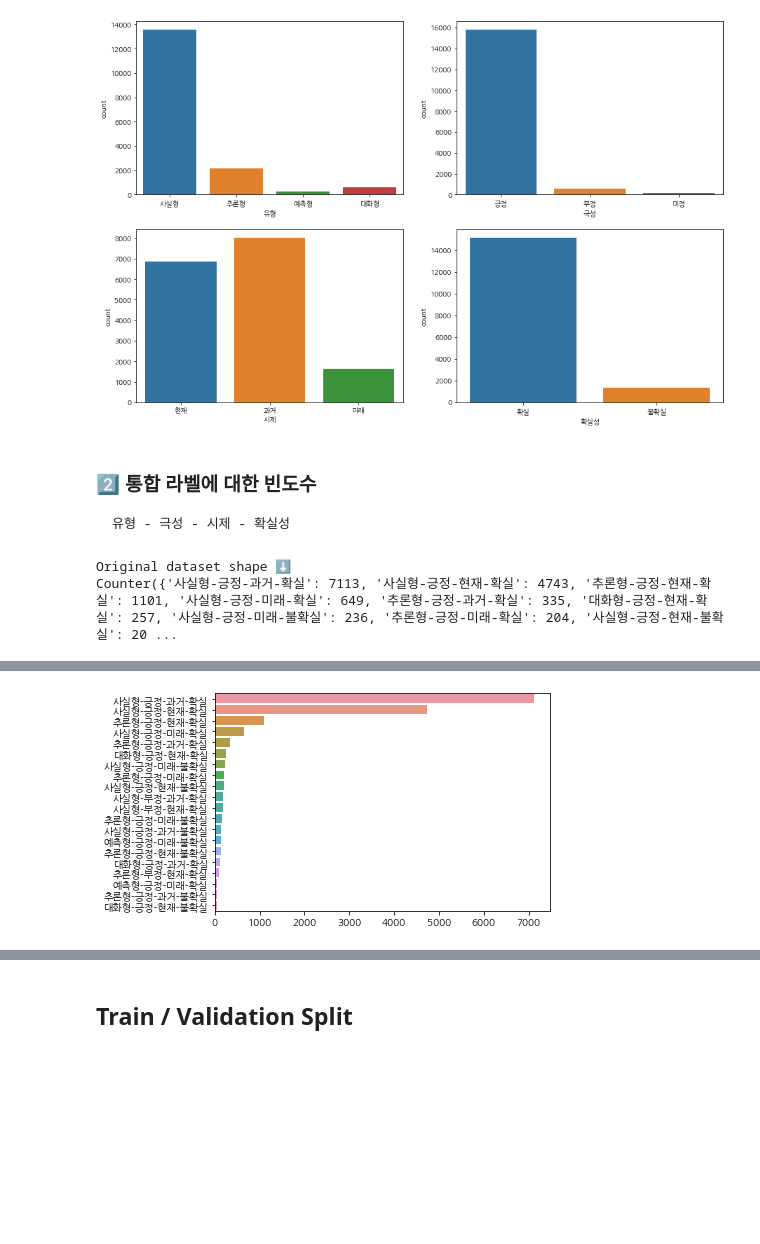
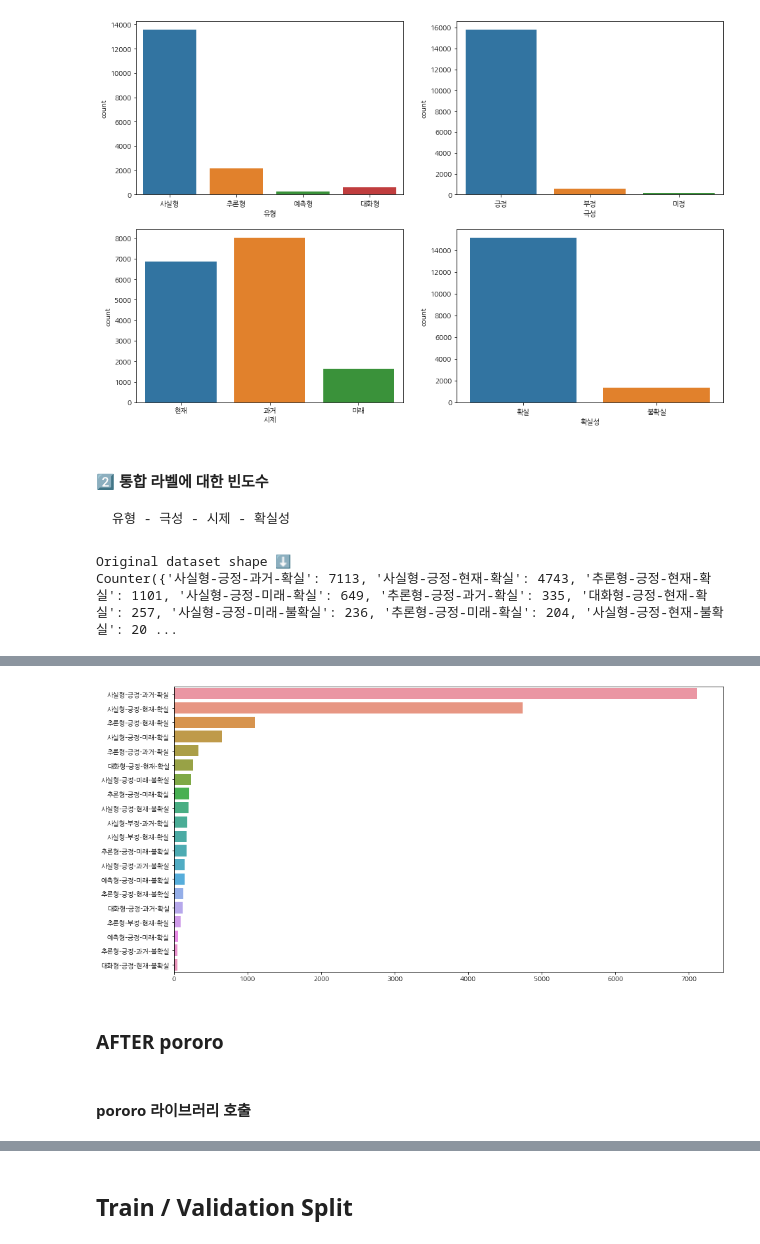
Before and after one commit to seul1230/2022_likelion, a Jupyter notebook: [NLP] sentence_category/seul_sentence_category.ipynb, the cells around one changed output, grey strips where cells are left out. Cells and saved outputs as stored; diff of their text form; code cells hidden in the pictures; blank space fills up the shorter version.

```diff
--- a/[NLP] sentence_category/seul_sentence_category.ipynb
+++ b/[NLP] sentence_category/seul_sentence_category.ipynb
@@ -116,9 +134,9 @@ glob('/content/drive/MyDrive/Likelion AIS7/sentence_category/*')
  '/content/drive/MyDrive/Likelion AIS7/sentence_category/baseline_submit_1.csv']
 # %%
 base_path = '/content/drive/MyDrive/Likelion AIS7/sentence_category'
-df = pd.read_csv(f'{base_path}/train.csv')
+data = pd.read_csv(f'{base_path}/train.csv')
 test = pd.read_csv(f'{base_path}/test.csv')
-display(df.head(2))
+display(data.head(2))
 display(test.head(2))
 # %% [output]
 |  | ID | 문장 | 유형 | 극성 | 시제 | 확실성 | label |
@@ -149,7 +169,7 @@ sns.countplot(data = df, x = '확실성', ax = axes[1][1]);
 # %% [output]
 [figure]
 # %% [markdown]
-### 2️⃣ 통합 라벨에 대한 빈도수
+#### 2️⃣ 통합 라벨에 대한 빈도수
 
 
 
@@ -164,7 +184,7 @@ print(Counter(df["label"]))
 Original dataset shape ⬇️
 Counter({'사실형-긍정-과거-확실': 7113, '사실형-긍정-현재-확실': 4743, '추론형-긍정-현재-확실': 1101, '사실형-긍정-미래-확실': 649, '추론형-긍정-과거-확실': 335, '대화형-긍정-현재-확실': 257, '사실형-긍정-미래-불확실': 236, '추론형-긍정-미래-확실': 204, '사실형-긍정-현재-불확실': 20 ...
 # %%
-counter = Counter(df['label'])
+counter = Counter(data['label'])
 counter = dict(counter.most_common(20))
 counter
 # %% [output]
@@ -189,6 +209,11 @@ counter
  '추론형-긍정-과거-불확실': 49,
  '대화형-긍정-현재-불확실': 44}
 # %%
+plt.figure(figsize=(15,8))
 sns.barplot(y = list(counter.keys()), x = list(counter.values()));
 # %% [output]
-[figure, old version]
+[figure, new version]
+# %% [markdown]
+### AFTER pororo
+# %% [markdown]
+#### pororo 라이브러리 호출
```
Also changed, not shown: parts of 39 cells of this notebook, 1 other file.
